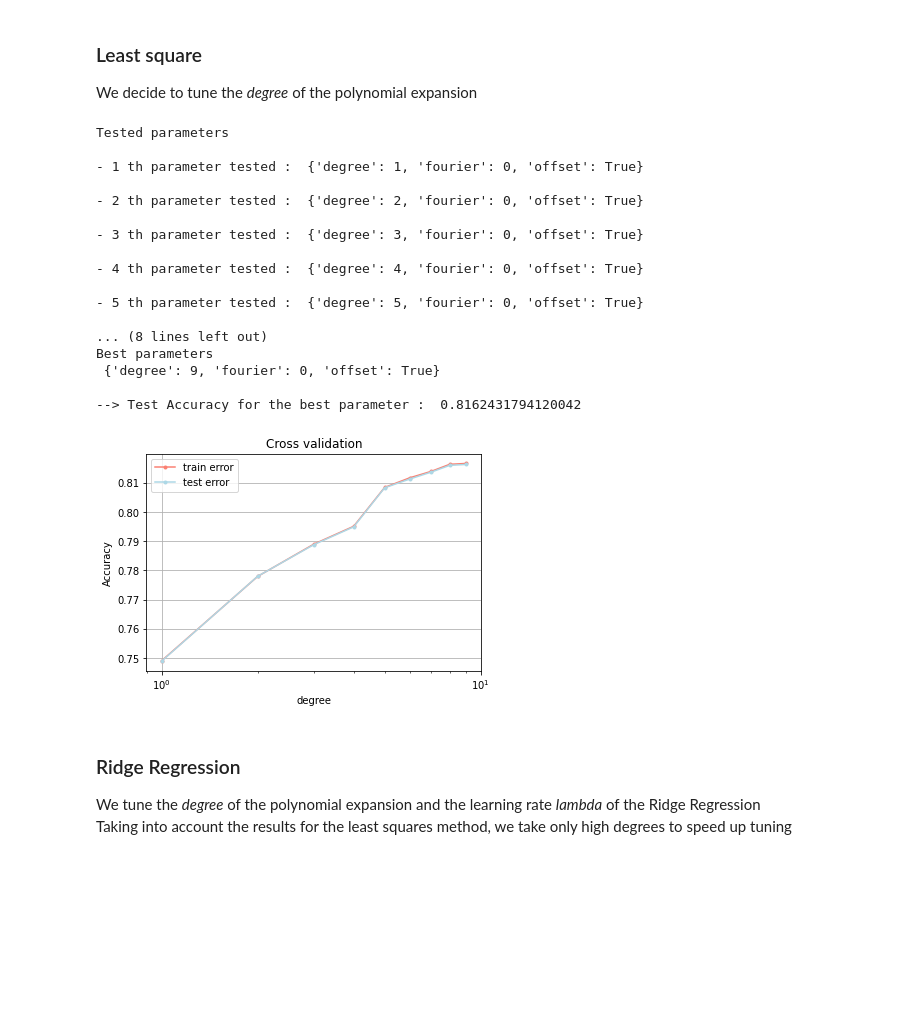
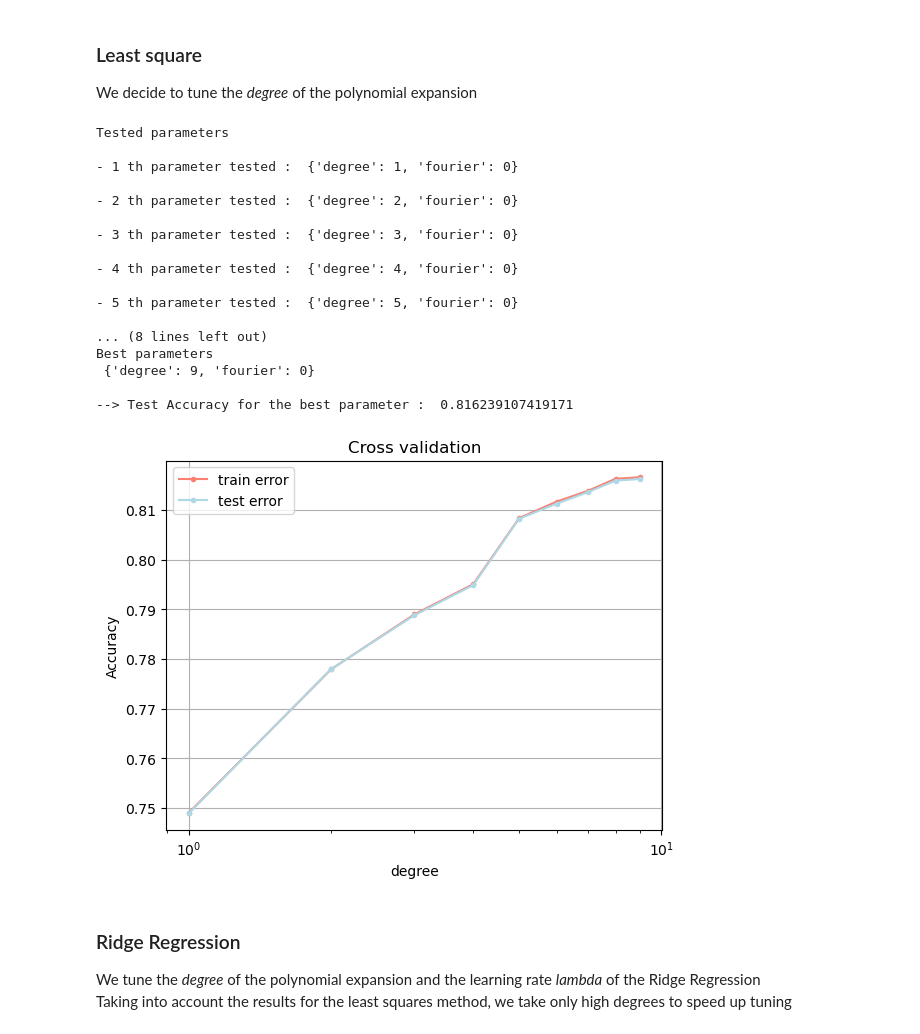
Before and after one commit to Alicia-max/ML--Binary-classification_Higgs-boson-competition, a Jupyter notebook: project/visu.ipynb, the cells around one changed output. Cells and saved outputs as stored; diff of their text form; code cells hidden in the pictures; blank space fills up the shorter version.

```diff
--- a/project/visu.ipynb
+++ b/project/visu.ipynb
@@ -197,42 +198,42 @@ We decide to tune the *degree* of the polynomial expansion
 # %%
 method = least_squares
 degree = np.arange(1,10)
 fourier=0
 
 parameters_LS = []
 for d in degree:
-    parameters_LS.append({'degree':d,'fourier':fourier, 'offset':offset })
+    parameters_LS.append({'degree':d,'fourier':fourier})
 
 print_param_test(parameters_LS)
 
 acc_tr_deg, acc_te_deg, std_tr_deg, std_te_deg,idx_best = cross_tunning(preprocessed_y, preprocessed_X,
                                          k_fold=k_fold, method=method , parameters=parameters_LS, seed=seed)
 
 
 cross_validation_visualization(degree, acc_tr_deg, acc_te_deg, 'degree')
 print('Best parameters\n', parameters_LS[idx_best[0]], '\n')
 
 accuracy_LS = acc_te_deg[idx_best[0]]
 print('\033[1m' +'--> Test Accuracy for the best parameter : '+'\033[0m', accuracy_LS)
 # %% [output]
 Tested parameters
 
-- 1 th parameter tested :  {'degree': 1, 'fourier': 0, 'offset': True}
+- 1 th parameter tested :  {'degree': 1, 'fourier': 0}
 
-- 2 th parameter tested :  {'degree': 2, 'fourier': 0, 'offset': True}
+- 2 th parameter tested :  {'degree': 2, 'fourier': 0}
 
-- 3 th parameter tested :  {'degree': 3, 'fourier': 0, 'offset': True}
+- 3 th parameter tested :  {'degree': 3, 'fourier': 0}
 
-- 4 th parameter tested :  {'degree': 4, 'fourier': 0, 'offset': True}
+- 4 th parameter tested :  {'degree': 4, 'fourier': 0}
 
-- 5 th parameter tested :  {'degree': 5, 'fourier': 0, 'offset': True}
+- 5 th parameter tested :  {'degree': 5, 'fourier': 0}
 
 ... (8 lines left out)
 Best parameters
- {'degree': 9, 'fourier': 0, 'offset': True}
+ {'degree': 9, 'fourier': 0}
 
---> Test Accuracy for the best parameter :  0.8162431794120042
+--> Test Accuracy for the best parameter :  0.816239107419171
-[figure, old version]
+[figure, new version]
 # %% [markdown]
 ### Ridge Regression
 We tune the *degree* of the polynomial expansion and the learning rate *lambda* of the Ridge Regression \
```
Also changed, not shown: parts of 14 cells of this notebook, 4 other files.
